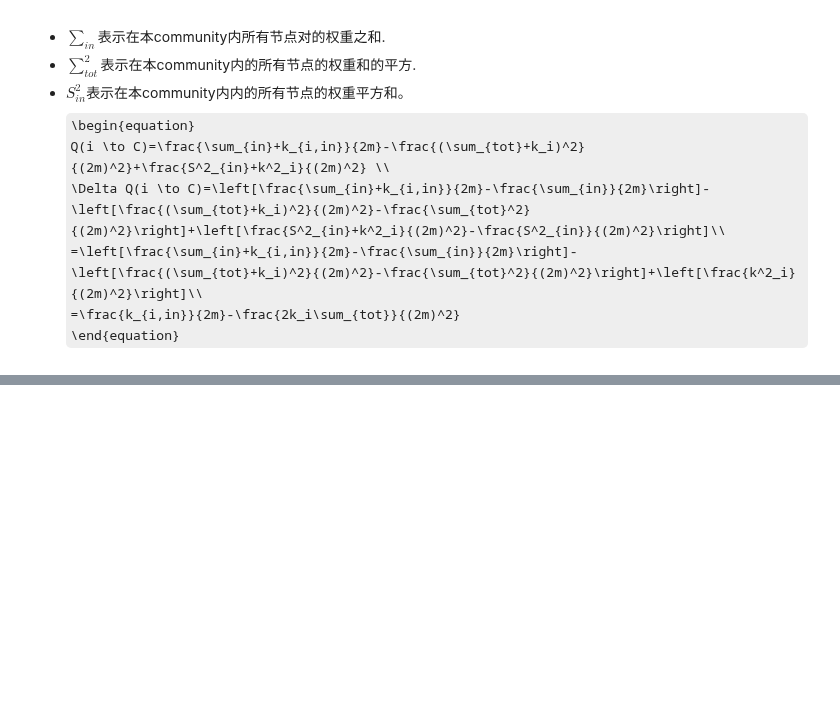
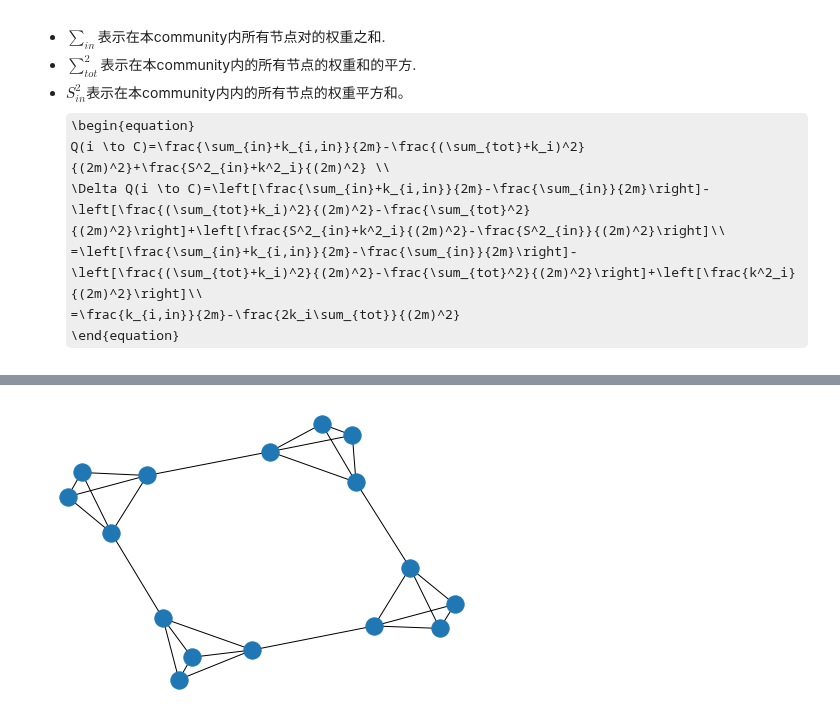
Before and after one commit to mckjzhangxk/deepAI, a Jupyter notebook: cs224w/hw1-bundle/q2.ipynb, the cells around one changed output, grey strips where cells are left out. Drawn from its saved outputs; the diff is of its cells as text; code cells hidden in the pictures; some formulas as TeX source; blank space fills up the shorter version.

```diff
--- a/cs224w/hw1-bundle/q2.ipynb
+++ b/cs224w/hw1-bundle/q2.ipynb
@@ -419,0 +640,36 @@ def delteQ(G,C_enter,C_leave,nodei,weight='weight'):
+# %%
+G=nx.MultiGraph()
+G.add_edge(0,0,weight=7)
+G.add_edge(0,1,weight=4)
+G.add_edge(0,2,weight=1)
+G.add_edge(0,3,weight=1)
+
+G.add_edge(1,1,weight=2)
+G.add_edge(1,2,weight=1)
+
+G.add_edge(2,2,weight=1)
+G.add_edge(2,3,weight=3)
+
+G.add_edge(3,3,weight=8)
+def createGraph():
+    G=nx.MultiGraph()
+
+    for i in range(4):
+        s=4*i
+        G.add_edge(s,s+1,weight=1)
+        G.add_edge(s,s+2,weight=1)
+        G.add_edge(s,s+3,weight=1)
+        G.add_edge(s+1,s+2,weight=1)
+        G.add_edge(s+1,s+3,weight=1)
+        G.add_edge(s+2,s+3,weight=1)
+
+    G.add_edge(1,4,weight=1)
+    G.add_edge(6,9,weight=1)
+    G.add_edge(11,14,weight=1)
+    G.add_edge(12,3,weight=1)
+    return G
+G=createGraph()
+pos=nx.spring_layout(G,seed=0)
+nx.draw(G,pos)
+# %% [output]
+[figure, added]
```
Also changed, not shown: parts of 32 cells of this notebook, 26 other files.
